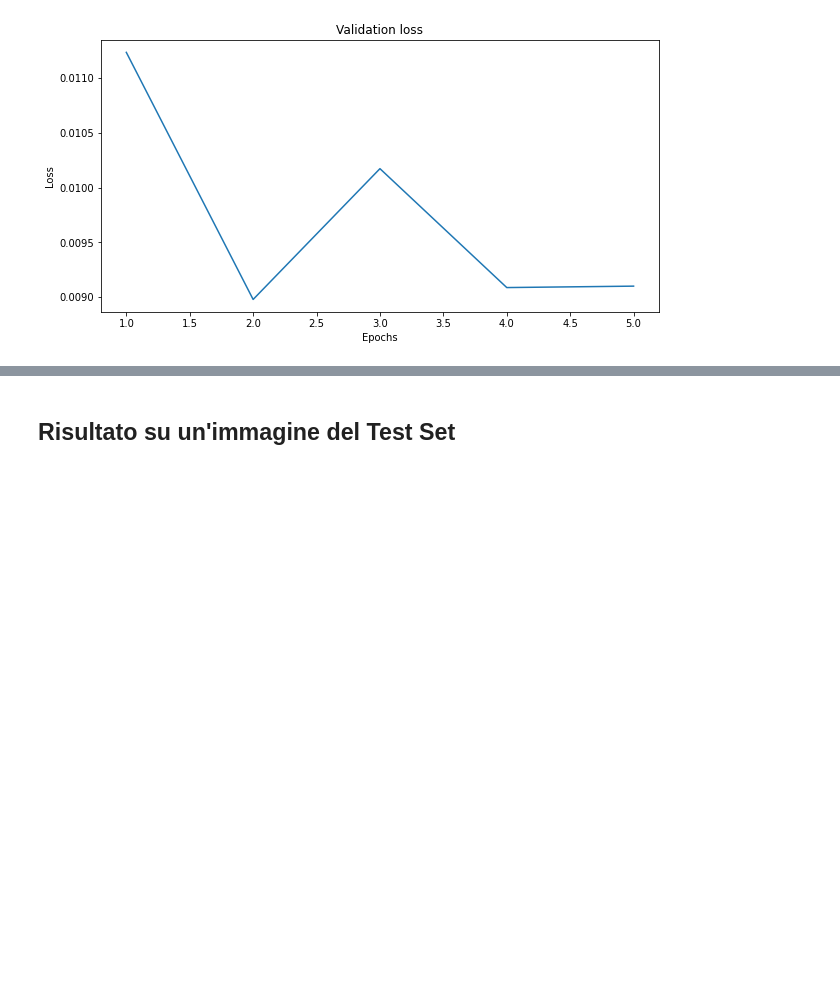
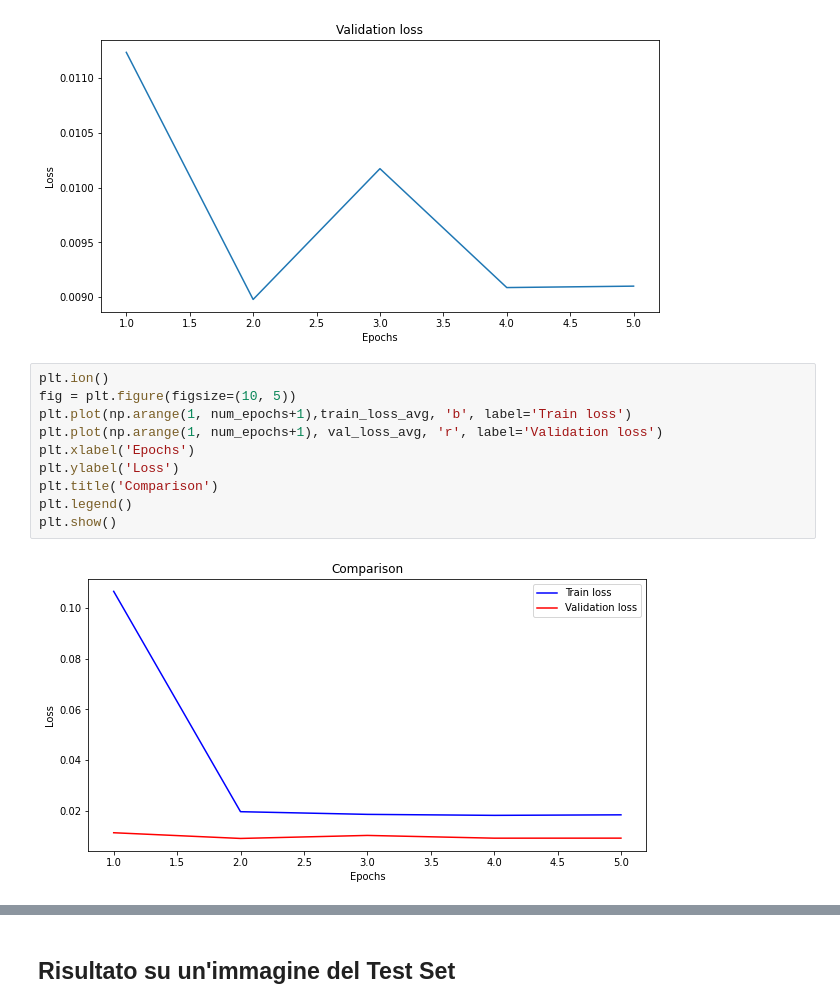
Before and after one commit to ElenaBianchini/ColoringGrayscaleImages, a Jupyter notebook: ProgettoLabIA.ipynb, the cells around one changed output, grey strips where cells are left out. Drawn from its saved outputs; the diff is of its cells as text; blank space fills up the shorter version.

```diff
--- a/ProgettoLabIA.ipynb
+++ b/ProgettoLabIA.ipynb
@@ -321,3 +321,15 @@ plt.title('Validation loss')
 plt.show()
 # %% [output]
 [figure]
+# %%
+plt.ion()
+fig = plt.figure(figsize=(10, 5))
+plt.plot(np.arange(1, num_epochs+1),train_loss_avg, 'b', label='Train loss')
+plt.plot(np.arange(1, num_epochs+1), val_loss_avg, 'r', label='Validation loss')
+plt.xlabel('Epochs')
+plt.ylabel('Loss')
+plt.title('Comparison')
+plt.legend()
+plt.show()
+# %% [output]
+[figure, added]
```
Also changed, not shown: parts of 1 cell of this notebook.
